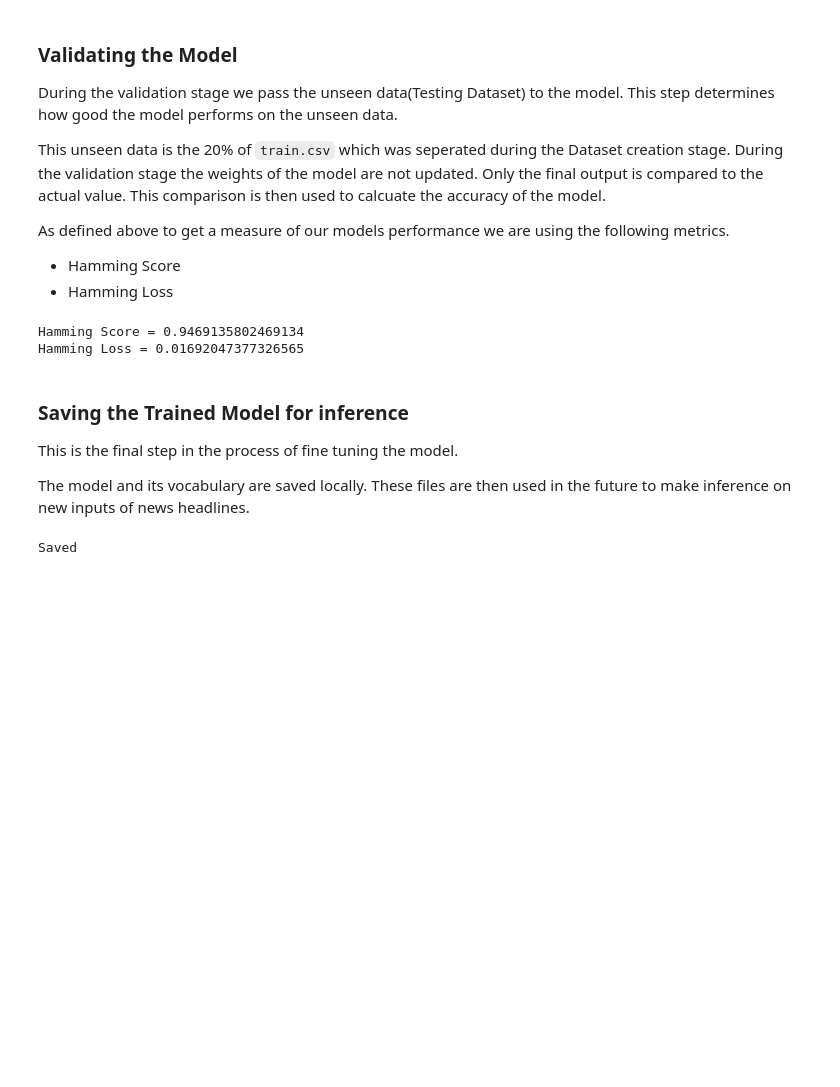
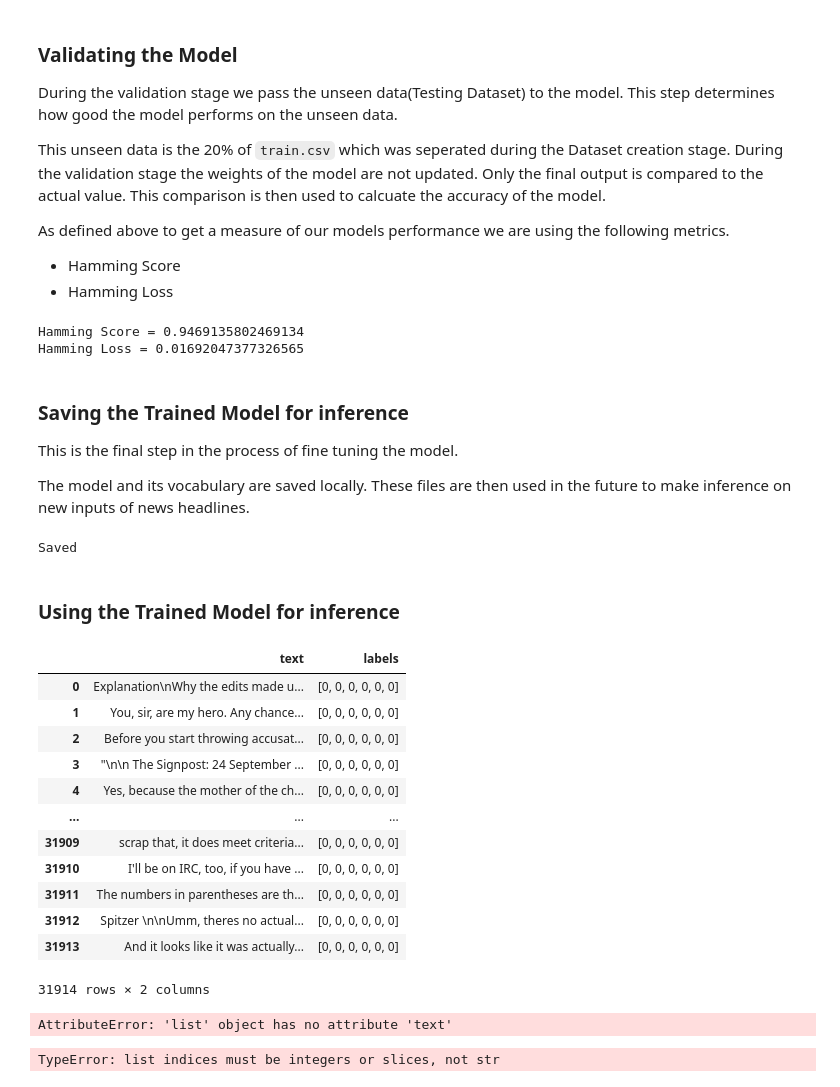
Before and after one commit to drew6050/llm-fine-tune-multilabel-text, a Jupyter notebook: Transformers_multilabel_distilbert.ipynb, the cells around one changed output. Cells and saved outputs as stored; diff of their text form; code cells hidden in the pictures; blank space fills up the shorter version.

```diff
--- a/Transformers_multilabel_distilbert.ipynb
+++ b/Transformers_multilabel_distilbert.ipynb
@@ -456,3 +456,22 @@ tokenizer.save_vocabulary(output_vocab_file)
 print('Saved')
 # %% [output]
 Saved
+# %% [markdown]
+<a id='section07'></a>
+### Using the Trained Model for inference
+# %%
+test_data
+# %% [output]
+|  | text | labels |
+| 0 | Explanation\nWhy the edits made u... | [0, 0, 0, 0, 0, 0] |
+| 1 | You, sir, are my hero. Any chance... | [0, 0, 0, 0, 0, 0] |
+| 2 | Before you start throwing accusat... | [0, 0, 0, 0, 0, 0] |
+| 3 | "\n\n The Signpost: 24 September ... | [0, 0, 0, 0, 0, 0] |
+| 4 | Yes, because the mother of the ch... | [0, 0, 0, 0, 0, 0] |
+| ... | ... | ... |
+| 31909 | scrap that, it does meet criteria... | [0, 0, 0, 0, 0, 0] |
+| 31910 | I'll be on IRC, too, if you have ... | [0, 0, 0, 0, 0, 0] |
+| 31911 | The numbers in parentheses are th... | [0, 0, 0, 0, 0, 0] |
+| 31912 | Spitzer \n\nUmm, theres no actual... | [0, 0, 0, 0, 0, 0] |
+| 31913 | And it looks like it was actually... | [0, 0, 0, 0, 0, 0] |
+31914 rows × 2 columns
@@ -458,0 +485,5 @@ Saved
+# %%
+#testing_set = MultiLabelDataset(test_data, tokenizer, MAX_LEN)
+testing_set = MultiLabelDataset(test_data, tokenizer, MAX_LEN)
+# %% [output]
+AttributeError: 'list' object has no attribute 'text'
@@ -458,0 +492,4 @@ Saved
+# %%
+validation(testing_loader)
+# %% [output]
+TypeError: list indices must be integers or slices, not str
```
Also changed, not shown: parts of 2 cells of this notebook.
